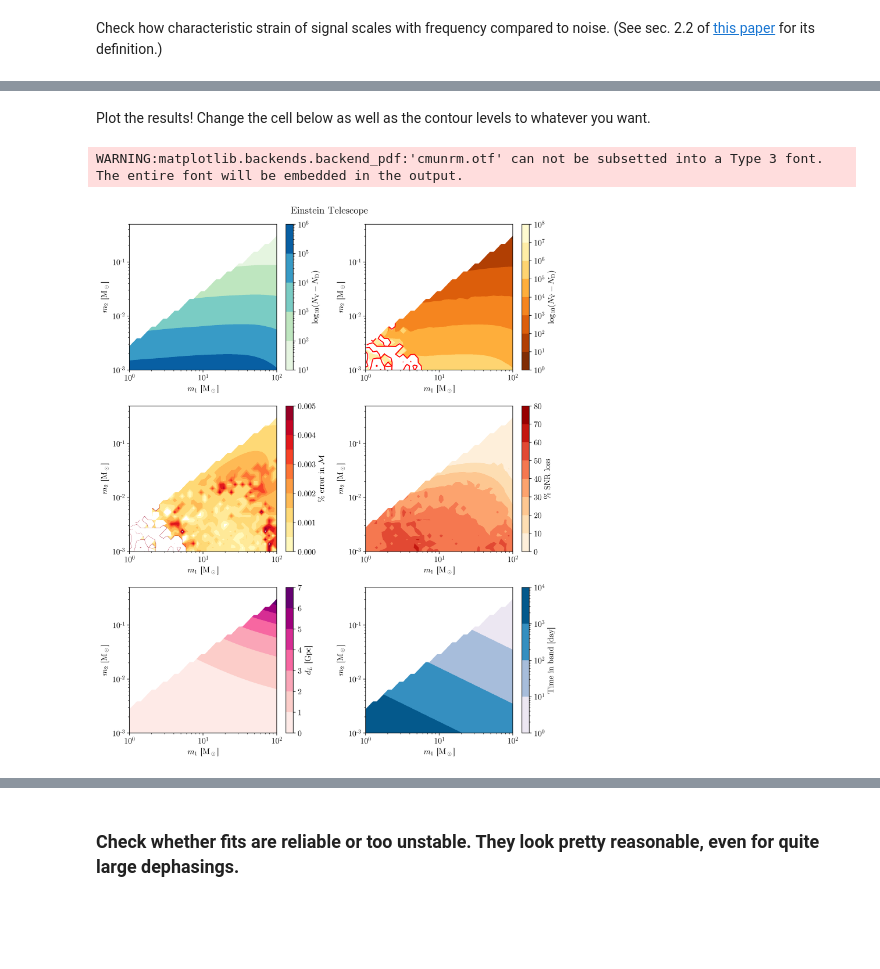
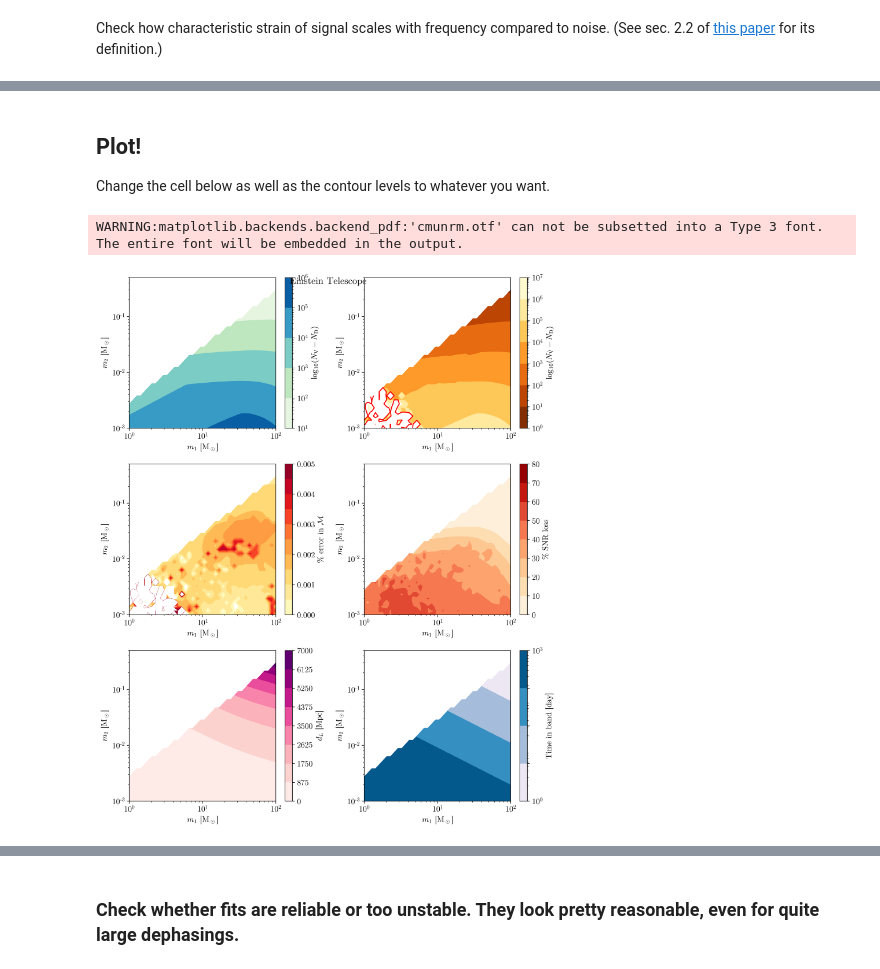
Before and after one commit to adam-coogan/pydd, a Jupyter notebook: notebooks/earth-based.ipynb, the cells around one changed output, grey strips where cells are left out. Cells and saved outputs as stored; diff of their text form; code cells hidden in the pictures; blank space fills up the shorter version.

```diff
--- a/notebooks/earth-based.ipynb
+++ b/notebooks/earth-based.ipynb
@@ -38,16 +41,3 @@ S_n_ce, f_range_ce = load_S_n("data/ce.dat")
 S_n_et, f_range_et = load_S_n("data/et.dat")
 # %% [markdown]
 Check how characteristic strain of signal scales with frequency compared to noise. (See sec. 2.2 of [this paper](https://arxiv.org/pdf/1408.0740.pdf) for its definition.)
-# %%
-fs = jnp.geomspace(1, 1e4, 1000)
-vb = make_vacuum_binary(5 * MSUN, 5e-3 * MSUN)
-
-plt.plot(fs, jnp.sqrt(fs * S_n_aLIGO(fs)), label="aLIGO")
-plt.plot(fs, jnp.sqrt(fs * S_n_ce(fs)), label="CE")
-plt.plot(fs, jnp.sqrt(fs * S_n_et(fs)), label="ET")
-plt.plot(fs, 2 * fs * amp(fs, vb), label="V")
-
-plt.xlabel(r"$f$ [Hz]")
-plt.ylabel("Characteristic strain")
-plt.loglog();
-plt.legend()
@@ -159,13 +162,17 @@ def get_statistics(
+# %%
+path = "et"
+detector = path.split("-")[0]
 # %%
-# Run analysis
 m_1_g = jnp.geomspace(1 * MSUN, 100 * MSUN, 40)
 m_2_g = jnp.geomspace(1e-3 * MSUN, 5e-1 * MSUN, 38)
 m_1_mg, m_2_mg = jnp.meshgrid(m_1_g, m_2_g)
 m_1s, m_2s = m_1_mg.flatten(), m_2_mg.flatten()
+f_range = eval(f"f_range_{detector}")
+S_n = eval(f"S_n_{detector}")
 
 results = []
 for (m_1, m_2) in tqdm(list(zip(m_1s, m_2s))):
-    results.append(get_statistics(m_1, m_2, S_n_et, f_range_et))
+    results.append(get_statistics(m_1, m_2, S_n, f_range))
 
 results = {
     k: jnp.array([r[k] for r in results]).reshape((len(m_2_g), len(m_1_g)))
@@ -176,7 +183,3 @@ results = {
 # %% [markdown]
-Plot the results! Change the cell below as well as the contour levels to whatever you want.
+## Plot!
+Change the cell below as well as the contour levels to whatever you want.
-# %%
-# Load
-results = {k: jnp.array(v) for k, v in dict(jnp.load("outputs/et.npz")).items()}
-title = "Einstein Telescope"
-plot_name = "figures/et.pdf"
@@ -211,7 +252,7 @@ cs = ax.contourf(
     (results["M_chirp_MSUN_v"] - results["M_chirp_MSUN"])
     / results["M_chirp_MSUN"]
     * 100,
-    levels=jnp.linspace(0, 0.005, 11),
+    levels=levels["M_chirp_err"],
     cmap="YlOrRd",
 )
 plt.colorbar(cs, ax=ax, label=r"% error in $\mathcal{M}$")
@@ -221,41 +262,42 @@ cs = ax.contourf(
     m_1_g / MSUN,
     m_2_g / MSUN,
     results["snr_loss_frac"] * 100,
-    levels=jnp.linspace(0, 80, 9),
+    levels=levels["snr_loss_frac"],
     cmap="OrRd",
 )
 plt.colorbar(cs, ax=ax, label="% SNR loss")
 
 ax = axes[2, 0]
 cs = ax.contourf(
     m_1_g / MSUN,
     m_2_g / MSUN,
-    results["dL"] / (1e9 * PC),
-    levels=jnp.linspace(0, 7, 8),
+    results["dL"] / (1e6 * PC),
+    levels=levels["dL"],
     cmap="RdPu",
 )
-plt.colorbar(cs, ax=ax, label=r"$d_L$ [Gpc]")
+plt.colorbar(cs, ax=ax, label=r"$d_L$ [Mpc]")
 
 ax = axes[2, 1]
 cs = ax.contourf(
     m_1_g / MSUN,
     m_2_g / MSUN,
     results["t_to_h"] / (24 * 60**2),
     cmap="PuBu",
 #     levels=jnp.linspace(0, 2e3, 11),
+    levels=levels["t_in_band"],
     locator=ticker.LogLocator(),
 )
 plt.colorbar(cs, ax=ax, label="Time in band [day]")
 
 for ax in axes.flatten():
     ax.set_xscale("log")
     ax.set_yscale("log")
     ax.set_xlabel(r"$m_1$ [M$_\odot$]")
     ax.set_ylabel(r"$m_2$ [M$_\odot$]")
 
 fig.tight_layout()
 fig.suptitle(title)
-# plt.savefig(plot_name)
+plt.savefig(f"figures/{path}.pdf")
 # %% [output]
 WARNING:matplotlib.backends.backend_pdf:'cmunrm.otf' can not be subsetted into a Type 3 font. The entire font will be embedded in the output.
-[figure, old version]
+[figure, new version]
```
Also changed, not shown: parts of 18 cells of this notebook, 6 other files.
